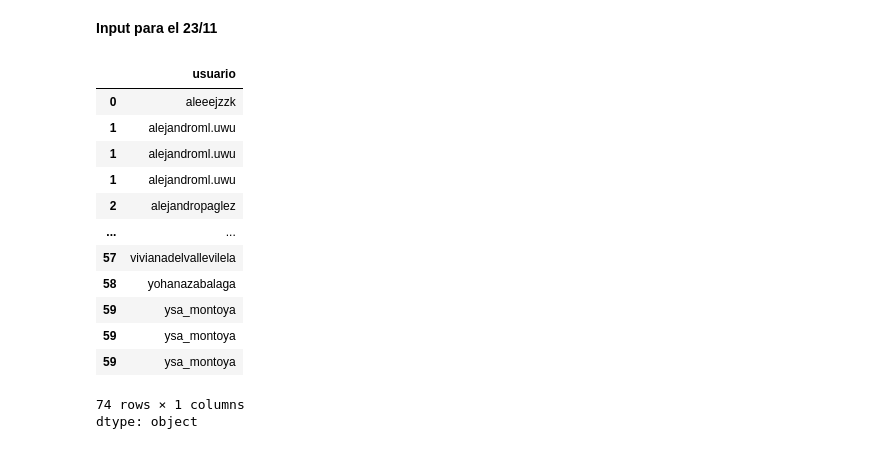
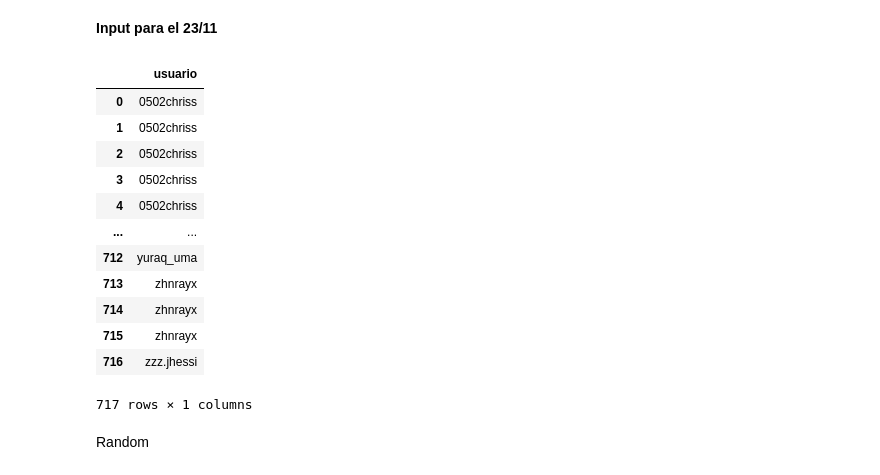
Before and after one commit to gflores1092/ClasesMissYera, a Jupyter notebook: Python/Soy_un_pollito.ipynb, the cells around one changed output. Saved outputs shown, nothing was run; the diff lists cells and outputs as text; code cells hidden in the pictures.

```diff
--- a/Python/Soy_un_pollito.ipynb
+++ b/Python/Soy_un_pollito.ipynb
@@ -186,20 +172,3 @@ for index, row in validacion_final.iterrows():
 df_repeated = pd.DataFrame(df_repeated)
 # %% [markdown]
 **Input para el 23/11**
-# %%
-df_repeated['usuario']
-# %% [output]
-|  | usuario |
-| 0 | aleeejzzk |
-| 1 | alejandroml.uwu |
-| 1 | alejandroml.uwu |
-| 1 | alejandroml.uwu |
-| 2 | alejandropaglez |
-| ... | ... |
-| 57 | vivianadelvallevilela |
-| 58 | yohanazabalaga |
-| 59 | ysa_montoya |
-| 59 | ysa_montoya |
-| 59 | ysa_montoya |
-74 rows × 1 columns
-dtype: object
@@ -205,0 +177,18 @@ dtype: object
+# %%
+x
+# %% [output]
+|  | usuario |
+| 0 | 0502chriss |
+| 1 | 0502chriss |
+| 2 | 0502chriss |
+| 3 | 0502chriss |
+| 4 | 0502chriss |
+| ... | ... |
+| 712 | yuraq_uma |
+| 713 | zhnrayx |
+| 714 | zhnrayx |
+| 715 | zhnrayx |
+| 716 | zzz.jhessi |
+717 rows × 1 columns
+# %% [markdown]
+Random
```
Also changed, not shown: parts of 8 cells of this notebook.
